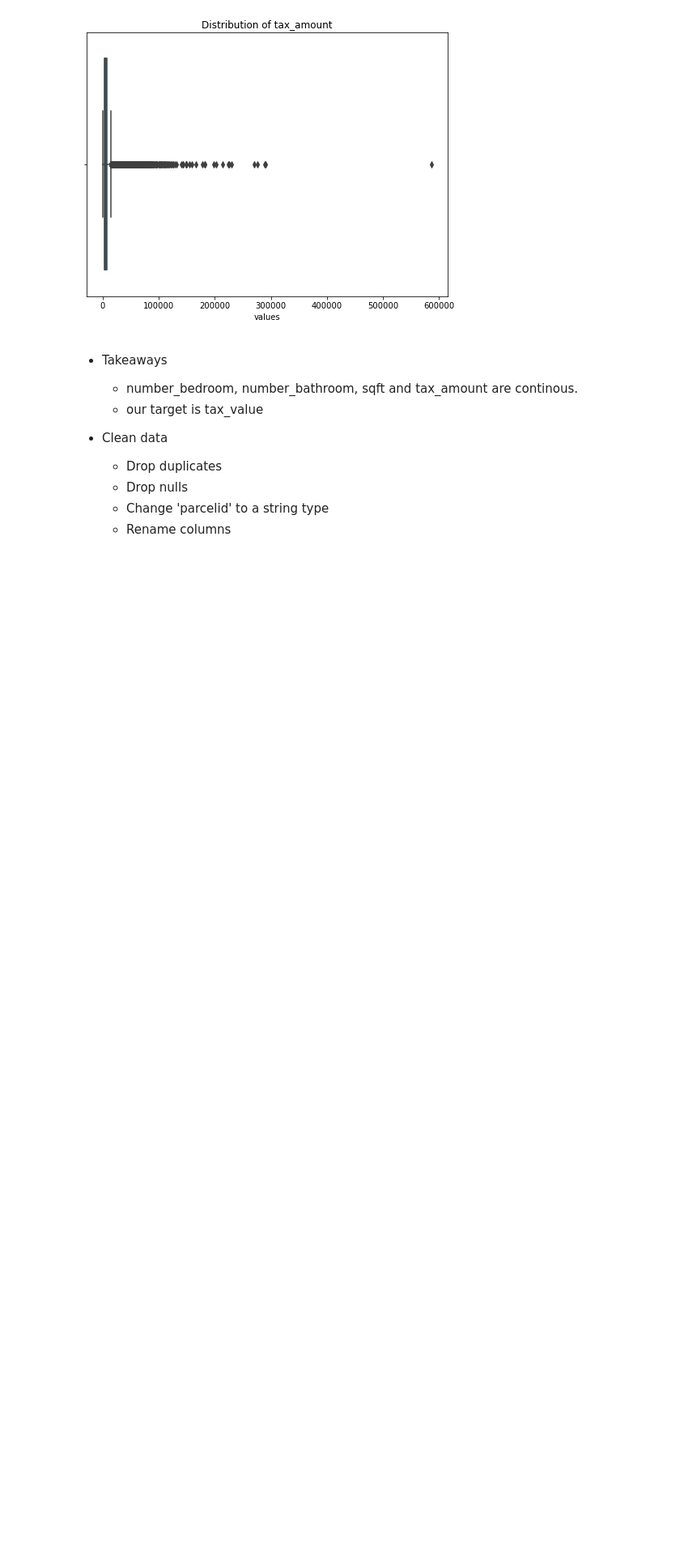
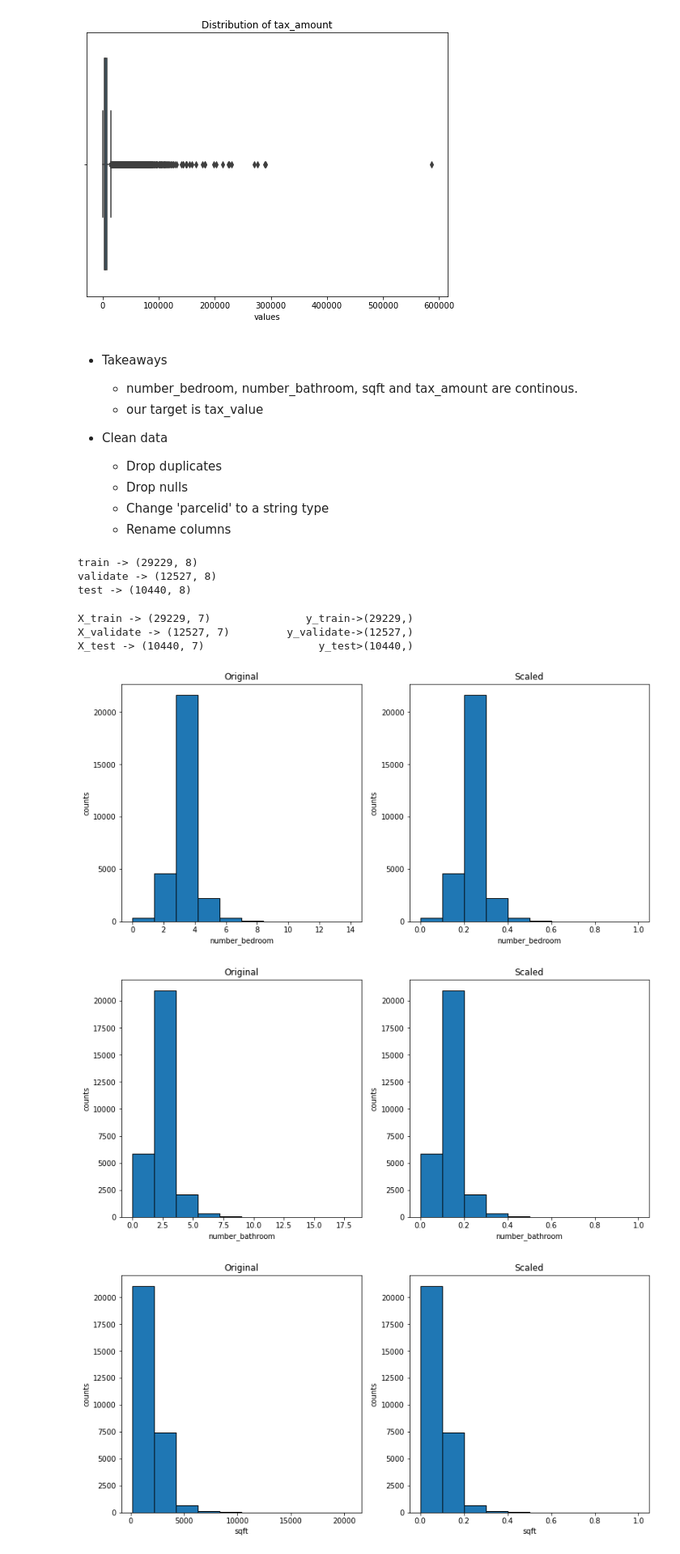
Before and after one commit to Olivert75/regression_project, a Jupyter notebook: Initial_workbook.ipynb, the cells around one changed output. Shown at 81% size. Cells and saved outputs as stored; diff of their text form; code cells hidden in the pictures; blank space fills up the shorter version.

```diff
--- a/Initial_workbook.ipynb
+++ b/Initial_workbook.ipynb
@@ -169,3 +169,25 @@ prepare.distribution_boxplot(df)
     - Drop nulls
     - Change 'parcelid' to a string type
     - Rename columns
+# %%
+#Split the data in 3 dataframe
+#Data is split into train (50%), validate (30%), and test (20%).
+train, validate, test = prepare.split_data(df)
+# %% [output]
+train -> (29229, 8)
+validate -> (12527, 8)
+test -> (10440, 8)
+# %%
+#split my features from my target
+X_train, y_train, X_validate, y_validate, X_test, y_test = prepare.split_Xy(train,validate,test, 'tax_value')
+# %% [output]
+X_train -> (29229, 7)               y_train->(29229,)
+X_validate -> (12527, 7)         y_validate->(12527,)
+X_test -> (10440, 7)                  y_test>(10440,)
+# %%
+#Scale our data
+X_train_scaled, X_validate_scaled, X_test_scaled = prepare.scaled_df(X_train, X_validate, X_test, MinMaxScaler())
+# %% [output]
+[figure, added]
+[figure, added]
+[figure, added]
```
Also changed, not shown: parts of 60 cells of this notebook.
